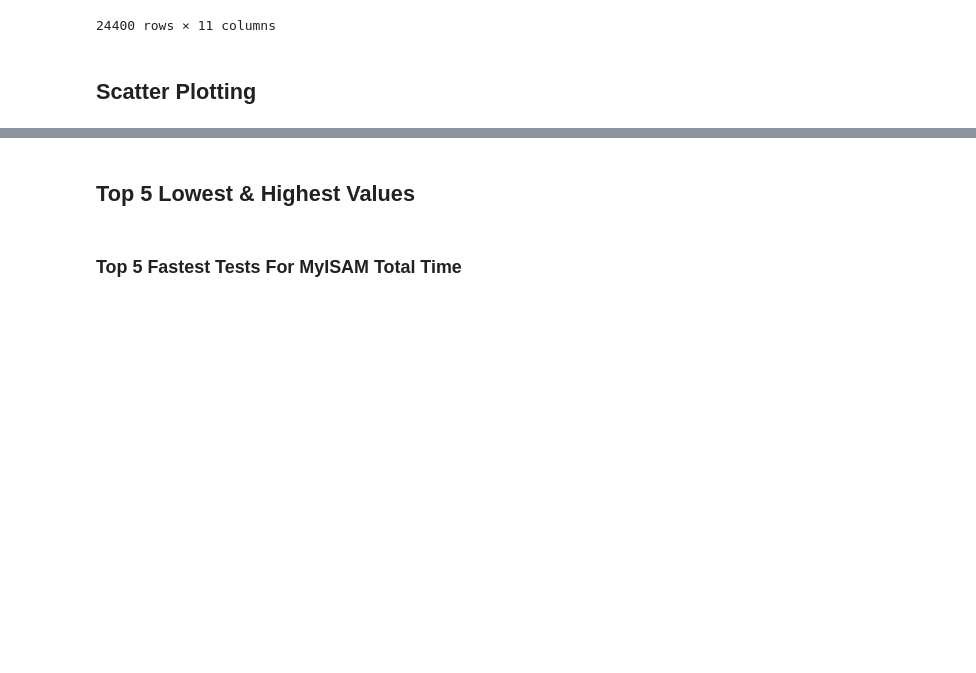
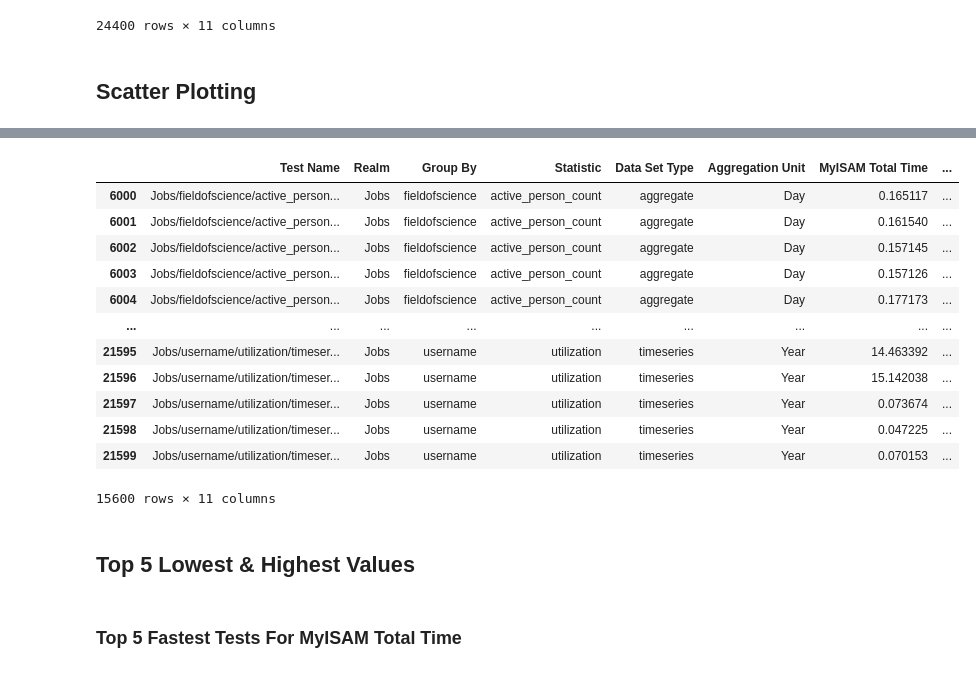
Before and after one commit to jmorerice/xdmod-db-engine-reasearch-analysis, a Jupyter notebook: Data Analysis.ipynb, the cells around one changed output, grey strips where cells are left out. Saved outputs shown, nothing was run; the diff lists cells and outputs as text; code cells hidden in the pictures; blank space fills up the shorter version.

```diff
--- a/Data Analysis.ipynb
+++ b/Data Analysis.ipynb
@@ -108,3 +114,20 @@ sns.scatterplot(x=df.index, y=df['Percent Change'], hue=df['Realm'])
+# %%
+jobs_df.groupby('Group By')
+jobs_df
+# %% [output]
+|  | Test Name | Realm | Group By | Statistic | Data Set Type | Aggregation Unit | MyISAM Total Time | ... |
+| 6000 | Jobs/fieldofscience/active_person... | Jobs | fieldofscience | active_person_count | aggregate | Day | 0.165117 | ... |
+| 6001 | Jobs/fieldofscience/active_person... | Jobs | fieldofscience | active_person_count | aggregate | Day | 0.161540 | ... |
+| 6002 | Jobs/fieldofscience/active_person... | Jobs | fieldofscience | active_person_count | aggregate | Day | 0.157145 | ... |
+| 6003 | Jobs/fieldofscience/active_person... | Jobs | fieldofscience | active_person_count | aggregate | Day | 0.157126 | ... |
+| 6004 | Jobs/fieldofscience/active_person... | Jobs | fieldofscience | active_person_count | aggregate | Day | 0.177173 | ... |
+| ... | ... | ... | ... | ... | ... | ... | ... | ... |
+| 21595 | Jobs/username/utilization/timeser... | Jobs | username | utilization | timeseries | Year | 14.463392 | ... |
+| 21596 | Jobs/username/utilization/timeser... | Jobs | username | utilization | timeseries | Year | 15.142038 | ... |
+| 21597 | Jobs/username/utilization/timeser... | Jobs | username | utilization | timeseries | Year | 0.073674 | ... |
+| 21598 | Jobs/username/utilization/timeser... | Jobs | username | utilization | timeseries | Year | 0.047225 | ... |
+| 21599 | Jobs/username/utilization/timeser... | Jobs | username | utilization | timeseries | Year | 0.070153 | ... |
+15600 rows × 11 columns
 # %% [markdown]
 ## Top 5 Lowest & Highest Values
 # %% [markdown]
```
Also changed, not shown: parts of 3 cells of this notebook.
